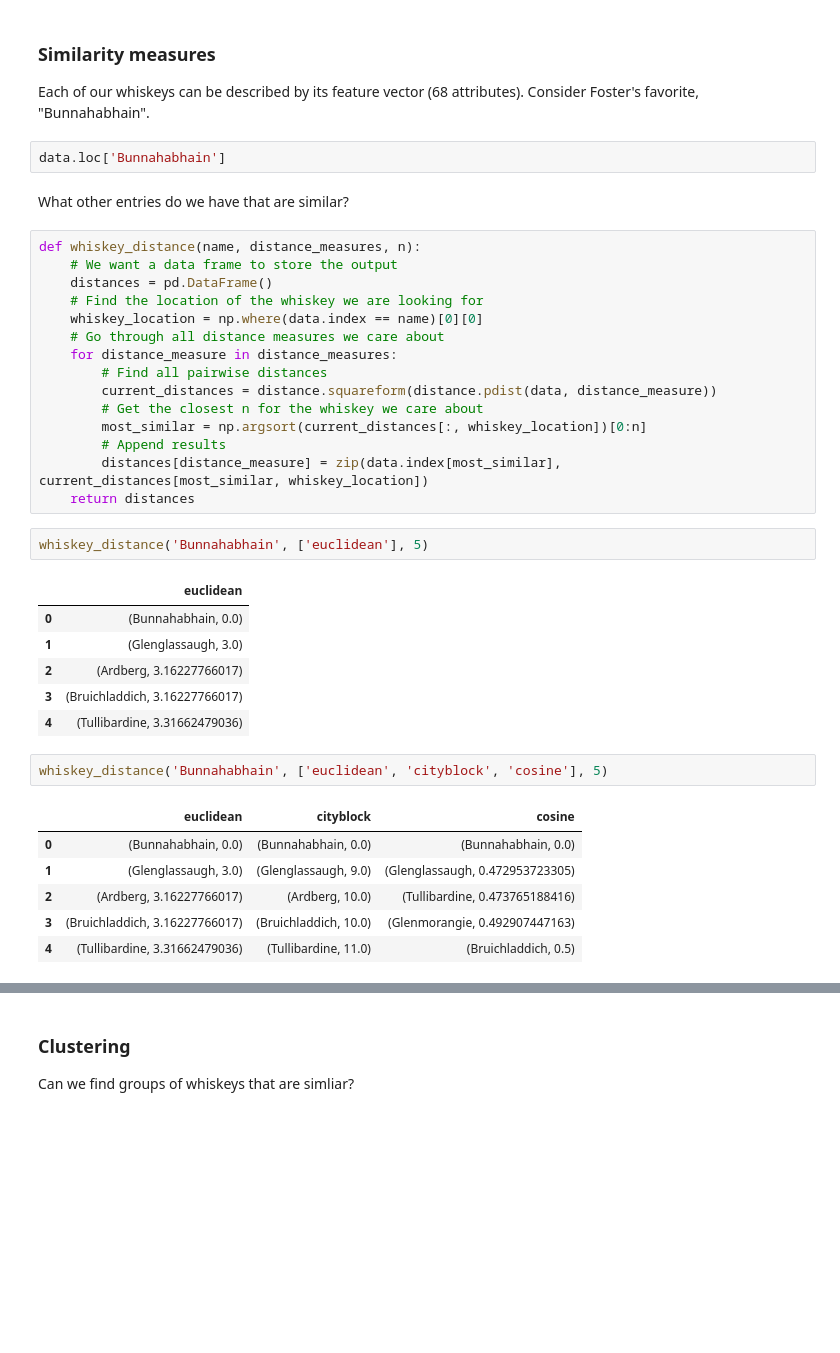
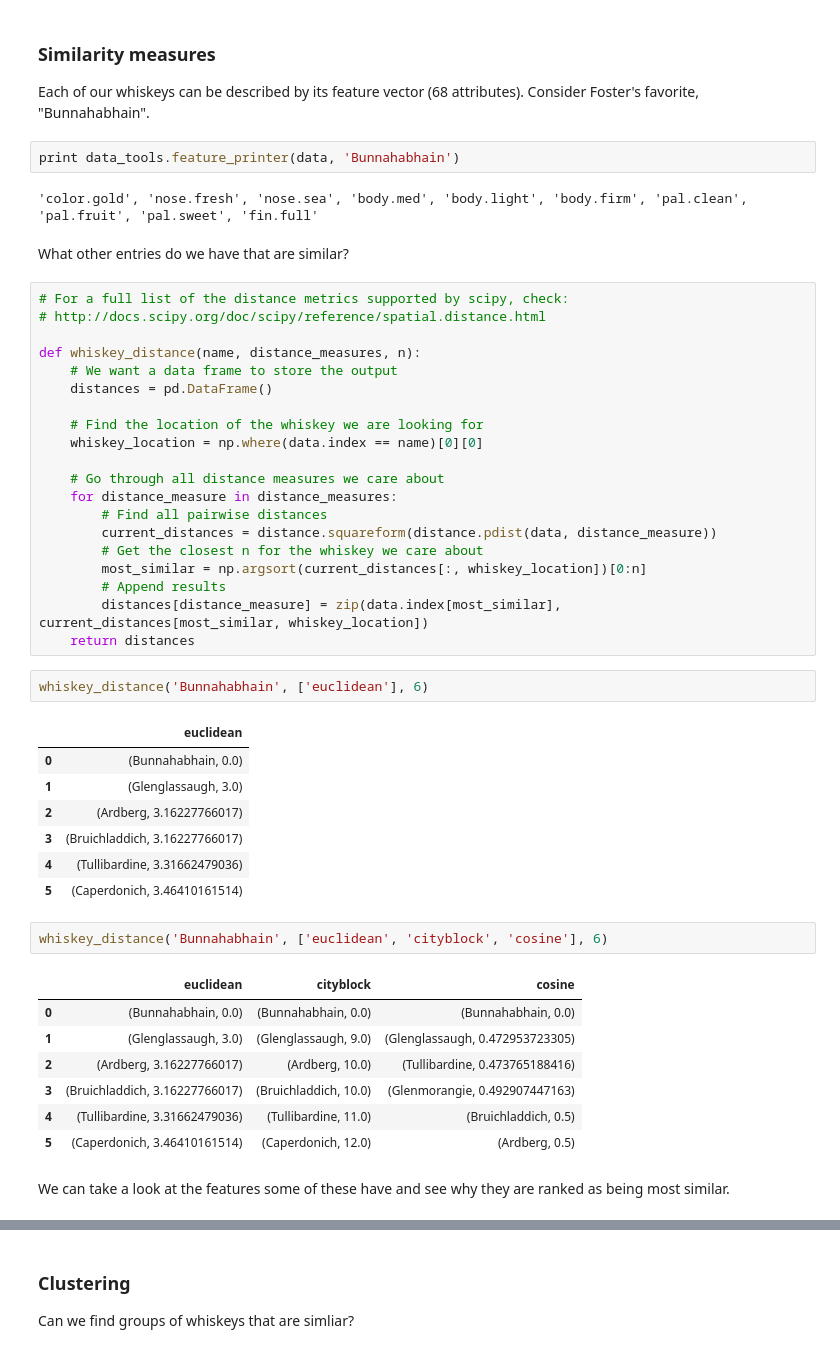
Before and after one commit to rmoakler/learning-data-science, a Jupyter notebook: Class_7/Clustering.ipynb, the cells around one changed output, grey strips where cells are left out. Saved outputs shown, nothing was run; the diff lists cells and outputs as text; blank space fills up the shorter version.

Commit message:
Clean class 7. Needs review.

```diff
--- a/Class_7/Clustering.ipynb
+++ b/Class_7/Clustering.ipynb
@@ -63,16 +54,23 @@ data.head()
 # %% [markdown]
 ### Similarity measures
 Each of our whiskeys can be described by its feature vector (68 attributes). Consider Foster's favorite, "Bunnahabhain".
-# %%
-data.loc['Bunnahabhain']
+# %%
+print data_tools.feature_printer(data, 'Bunnahabhain')
+# %% [output]
+'color.gold', 'nose.fresh', 'nose.sea', 'body.med', 'body.light', 'body.firm', 'pal.clean', 'pal.fruit', 'pal.sweet', 'fin.full'
 # %% [markdown]
 What other entries do we have that are similar?
 # %%
+# For a full list of the distance metrics supported by scipy, check:
+# http://docs.scipy.org/doc/scipy/reference/spatial.distance.html
+
 def whiskey_distance(name, distance_measures, n):
     # We want a data frame to store the output
     distances = pd.DataFrame()
+
     # Find the location of the whiskey we are looking for
     whiskey_location = np.where(data.index == name)[0][0]
+
     # Go through all distance measures we care about
     for distance_measure in distance_measures:
         # Find all pairwise distances
@@ -83,7 +81,7 @@ def whiskey_distance(name, distance_measures, n):
         distances[distance_measure] = zip(data.index[most_similar], current_distances[most_similar, whiskey_location])
     return distances
 # %%
-whiskey_distance('Bunnahabhain', ['euclidean'], 5)
+whiskey_distance('Bunnahabhain', ['euclidean'], 6)
 # %% [output]
 |  | euclidean |
 | 0 | (Bunnahabhain, 0.0) |
@@ -91,12 +89,16 @@ whiskey_distance('Bunnahabhain', ['euclidean'], 5)
 | 2 | (Ardberg, 3.16227766017) |
 | 3 | (Bruichladdich, 3.16227766017) |
 | 4 | (Tullibardine, 3.31662479036) |
+| 5 | (Caperdonich, 3.46410161514) |
 # %%
-whiskey_distance('Bunnahabhain', ['euclidean', 'cityblock', 'cosine'], 5)
+whiskey_distance('Bunnahabhain', ['euclidean', 'cityblock', 'cosine'], 6)
 # %% [output]
 |  | euclidean | cityblock | cosine |
 | 0 | (Bunnahabhain, 0.0) | (Bunnahabhain, 0.0) | (Bunnahabhain, 0.0) |
 | 1 | (Glenglassaugh, 3.0) | (Glenglassaugh, 9.0) | (Glenglassaugh, 0.472953723305) |
 | 2 | (Ardberg, 3.16227766017) | (Ardberg, 10.0) | (Tullibardine, 0.473765188416) |
 | 3 | (Bruichladdich, 3.16227766017) | (Bruichladdich, 10.0) | (Glenmorangie, 0.492907447163) |
 | 4 | (Tullibardine, 3.31662479036) | (Tullibardine, 11.0) | (Bruichladdich, 0.5) |
+| 5 | (Caperdonich, 3.46410161514) | (Caperdonich, 12.0) | (Ardberg, 0.5) |
+# %% [markdown]
+We can take a look at the features some of these have and see why they are ranked as being most similar.
```
Also changed, not shown: parts of 66 cells of this notebook, 6 other files.
